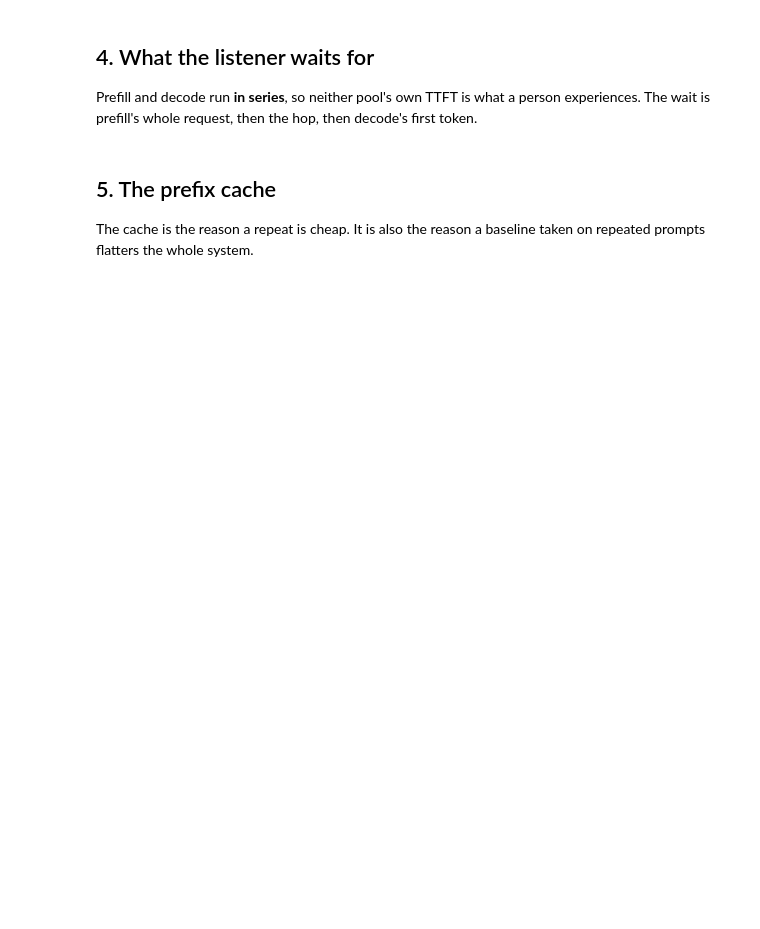
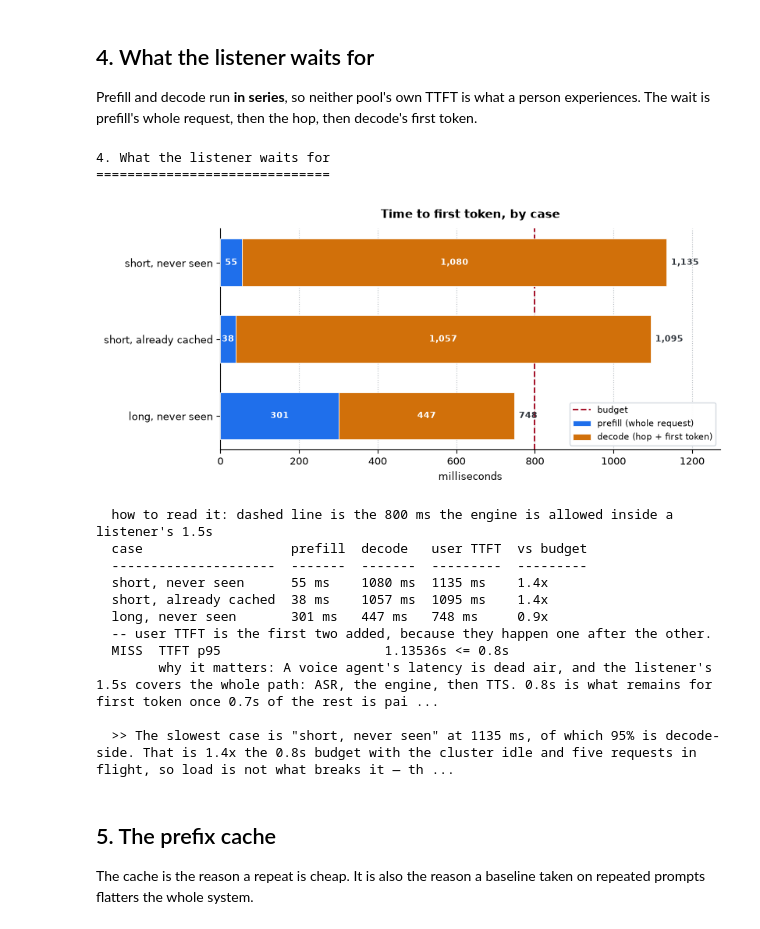
Before and after one commit to harshuljain13/Dodona, a Jupyter notebook: benchmarking/02-baseline/notebook.ipynb, the cells around one changed output. Drawn from its saved outputs; the diff is of its cells as text; code cells hidden in the pictures; blank space fills up the shorter version.

```diff
--- a/benchmarking/02-baseline/notebook.ipynb
+++ b/benchmarking/02-baseline/notebook.ipynb
@@ -145,35 +209,53 @@ person experiences. The wait is prefill's whole request, then the hop, then
 decode's first token.
 # %%
 report.heading('4. What the listener waits for')
+# Stacked because the two run in series and add up to the wait. Totals are
+# annotated so the budget comparison needs no arithmetic.
 report.bar('Time to first token, by case', labels, {
     'prefill (whole request)': [results[k].prefill_e2e * 1000 for k in results],
     'decode (hop + first token)': [results[k].decode_ttft * 1000 for k in results],
 }, ylabel='milliseconds', hline=TTFT_BUDGET_S * 1000,
+   stacked=True, horizontal=True, total=True,
    note=f'dashed line is the {TTFT_BUDGET_S*1000:.0f} ms the engine is allowed '
         'inside a listener\'s 1.5s')
 
 report.table(['case', 'prefill', 'decode', 'user TTFT', 'vs budget'],
              [[results[k].case.label,
                f'{results[k].prefill_e2e*1000:.0f} ms',
                f'{results[k].decode_ttft*1000:.0f} ms',
                f'{results[k].user_ttft*1000:.0f} ms',
                f'{results[k].user_ttft/TTFT_BUDGET_S:.1f}x'] for k in results],
              note='user TTFT is the first two added, because they happen one '
                   'after the other.')
 
 worst = max(results, key=lambda k: results[k].user_ttft) if results else None
 if worst:
     report.slo('ttft_p95', results[worst].user_ttft)
     w = results[worst]
     report.conclusion(
         f'The slowest case is "{w.case.label}" at {w.user_ttft*1000:.0f} ms, of '
         f'which {w.decode_ttft/max(w.user_ttft,1e-9):.0%} is decode-side. '
         + (f'That is {w.user_ttft/TTFT_BUDGET_S:.1f}x the {TTFT_BUDGET_S:g}s budget '
            'with the cluster idle and five requests in flight, so load is not what '
            'breaks it — the hop and decode startup do, before any queue exists.'
            if w.user_ttft > TTFT_BUDGET_S else
            f'That fits inside the {TTFT_BUDGET_S:g}s budget, so the engine has '
            'headroom for whatever load costs.'))
+# %% [output]
+4. What the listener waits for
+==============================
+[figure, added]
+  how to read it: dashed line is the 800 ms the engine is allowed inside a listener's 1.5s
+  case                   prefill  decode   user TTFT  vs budget
+  ---------------------  -------  -------  ---------  ---------
+  short, never seen      55 ms    1080 ms  1135 ms    1.4x
+  short, already cached  38 ms    1057 ms  1095 ms    1.4x
+  long, never seen       301 ms   447 ms   748 ms     0.9x
+  -- user TTFT is the first two added, because they happen one after the other.
+  MISS  TTFT p95                     1.13536s <= 0.8s
+        why it matters: A voice agent's latency is dead air, and the listener's 1.5s covers the whole path: ASR, the engine, then TTS. 0.8s is what remains for first token once 0.7s of the rest is pai ...
+
+  >> The slowest case is "short, never seen" at 1135 ms, of which 95% is decode-side. That is 1.4x the 0.8s budget with the cluster idle and five requests in flight, so load is not what breaks it — th ...
 # %% [markdown]
 ## 5. The prefix cache
 
```
Also changed, not shown: parts of 7 cells of this notebook, 1 other file.
